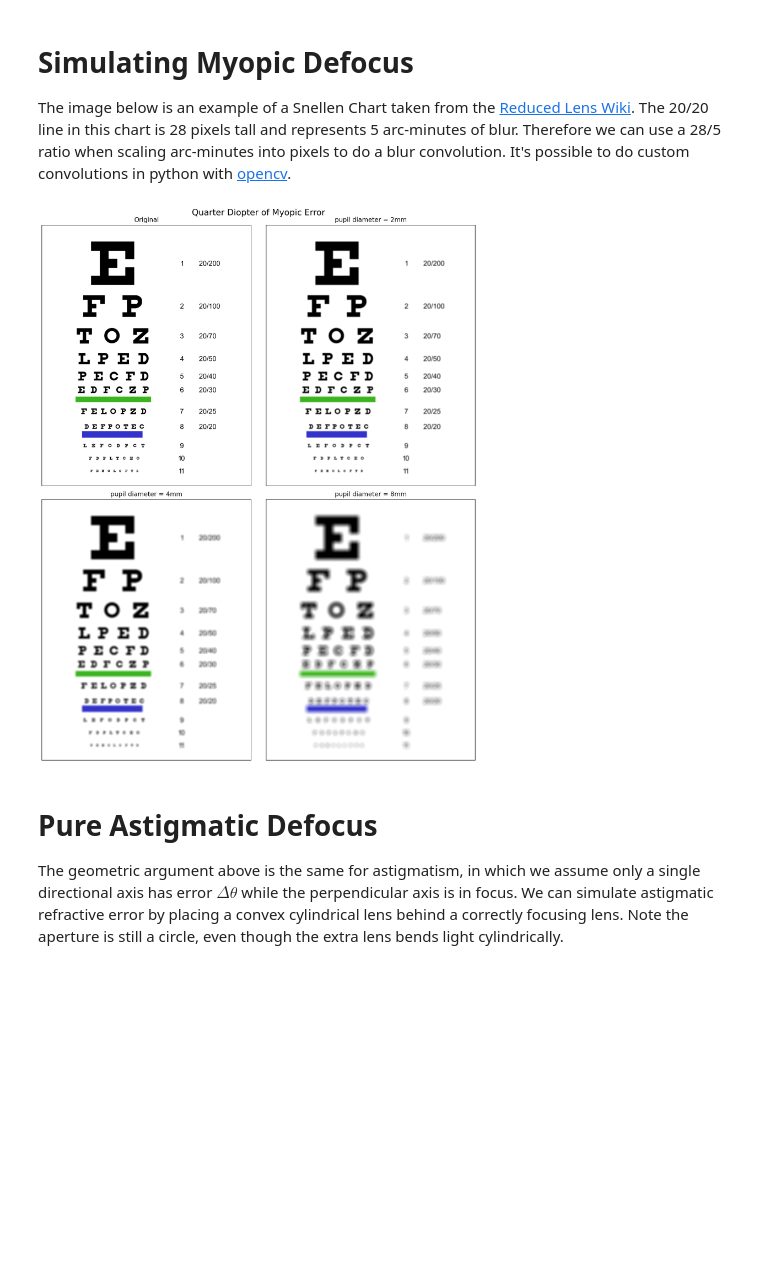
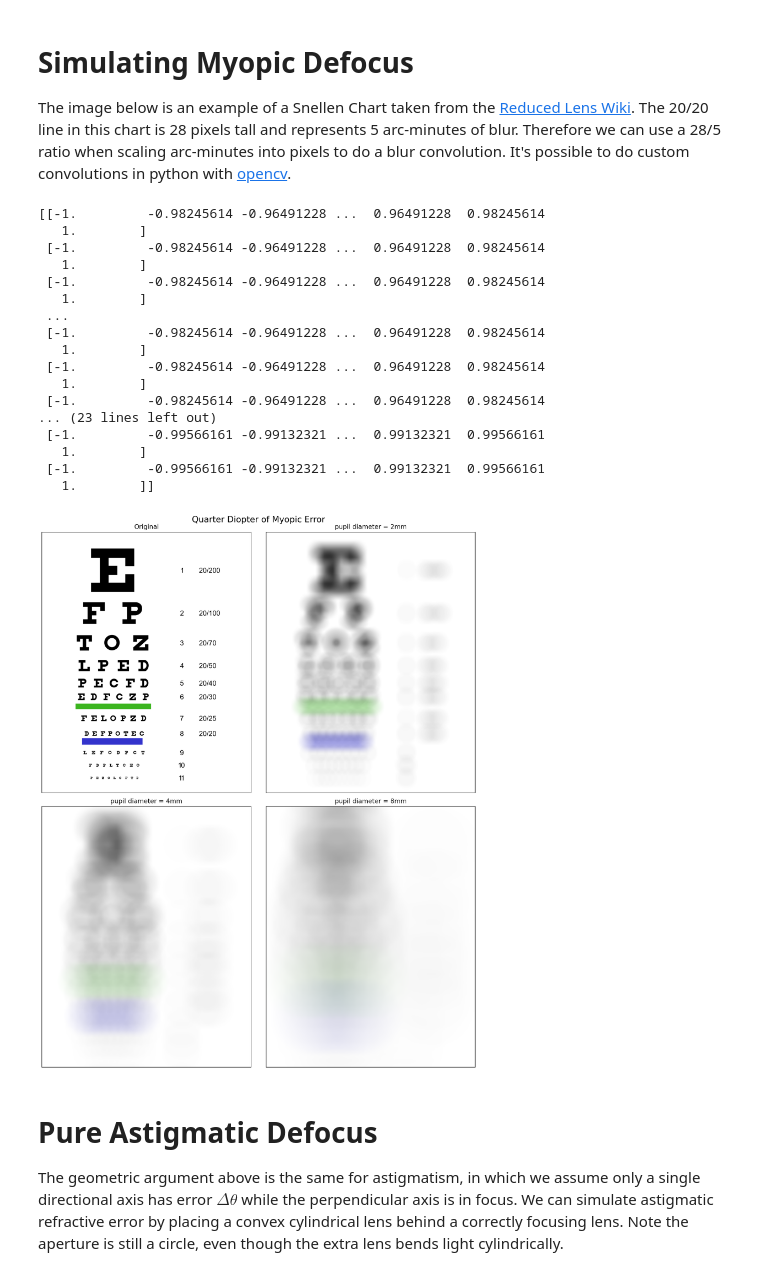
Before and after one commit to scottmsul/EyeSimulator, a Jupyter notebook: Geometric_Defocus.ipynb, the cells around one changed output. Saved outputs shown, nothing was run; the diff lists cells and outputs as text; code cells hidden in the pictures; blank space fills up the shorter version.

```diff
--- a/Geometric_Defocus.ipynb
+++ b/Geometric_Defocus.ipynb
@@ -68,35 +68,54 @@ The image below is an example of a Snellen Chart taken from the [Reduced Lens Wi
 # %%
 import cv2
 import numpy as np
+import math
 from matplotlib import pyplot as plt
 
 img = cv2.imread('images/Snellen_chart.png')
 
 pupils = [.002, .004, .008]
-diopters = 0.25
+diopters = 3
 rad2am = 360 / (2*np.pi) * 60
 am2px = 28/5
+epsilon = 1e-8
 
 plt.figure(figsize=(12,15), dpi=200)
 plt.subplot(221),plt.imshow(img),plt.title('Original')
 plt.xticks([]), plt.yticks([])
 
 for i,pupil in enumerate(pupils):
     d = int(pupil * diopters * rad2am * am2px)
     kernel = np.zeros((d,d),np.float32)
     delta = 2/(d-1)
-    x,y = np.mgrid[-1:1+delta:delta, -1:1+delta:delta]
+    x,y = np.mgrid[-1:1+epsilon:delta, -1:1+epsilon:delta]
     kernel[(x**2+y**2<=1)] = 1
     kernel /= kernel.sum()
     dst = cv2.filter2D(img,-1,kernel)
     plt.subplot(220+i+2),plt.imshow(dst),plt.title(f'pupil diameter = {int(pupil*1000)}mm')
     plt.xticks([]), plt.yticks([])
 plt.suptitle('Quarter Diopter of Myopic Error', fontsize=16)
 plt.tight_layout()
 plt.savefig('images/myopic_defocus.png')
 plt.show()
 # %% [output]
+[[-1.         -0.98245614 -0.96491228 ...  0.96491228  0.98245614
+   1.        ]
+ [-1.         -0.98245614 -0.96491228 ...  0.96491228  0.98245614
+   1.        ]
+ [-1.         -0.98245614 -0.96491228 ...  0.96491228  0.98245614
+   1.        ]
+ ...
+ [-1.         -0.98245614 -0.96491228 ...  0.96491228  0.98245614
+   1.        ]
+ [-1.         -0.98245614 -0.96491228 ...  0.96491228  0.98245614
+   1.        ]
+ [-1.         -0.98245614 -0.96491228 ...  0.96491228  0.98245614
+... (23 lines left out)
+ [-1.         -0.99566161 -0.99132321 ...  0.99132321  0.99566161
+   1.        ]
+ [-1.         -0.99566161 -0.99132321 ...  0.99132321  0.99566161
+   1.        ]]
-[figure, old version]
+[figure, new version]
 # %% [markdown]
 # Pure Astigmatic Defocus
 
```
Also changed, not shown: parts of 1 cell of this notebook.
